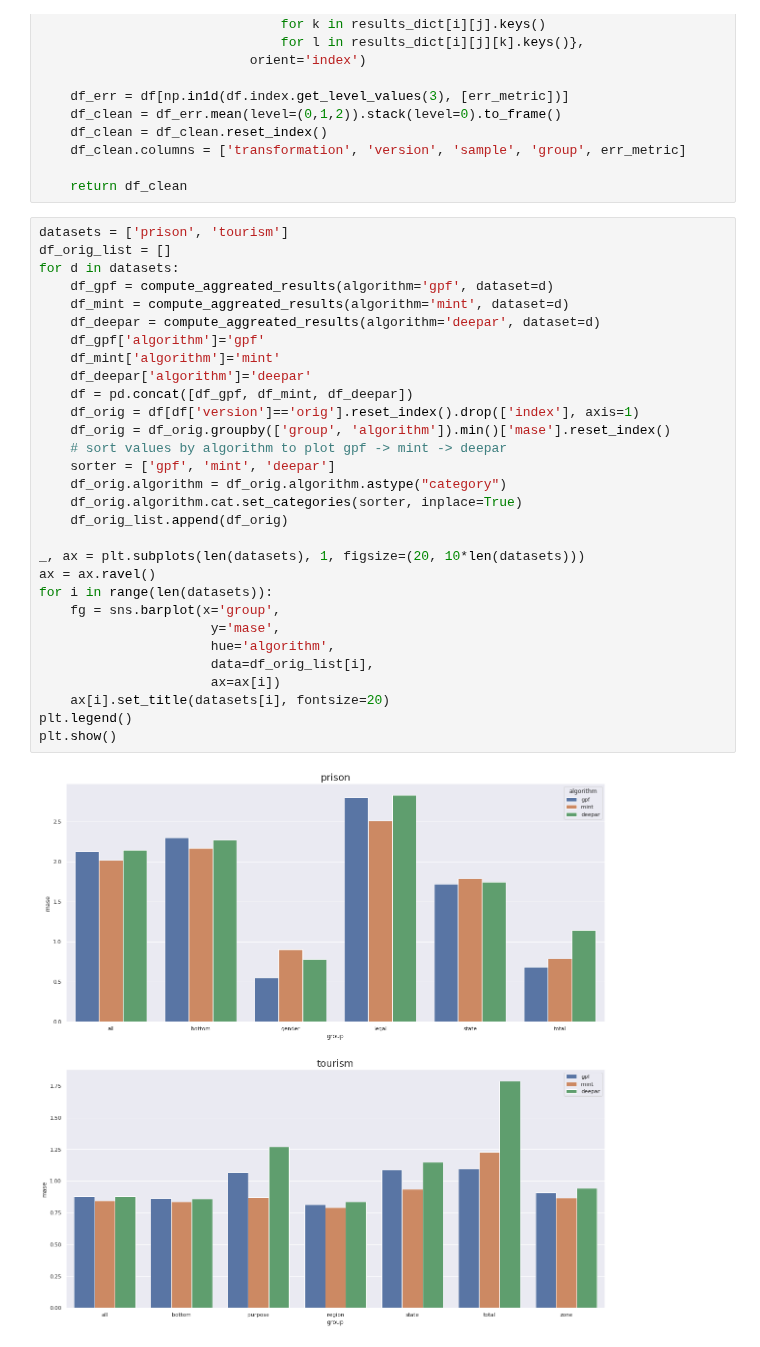
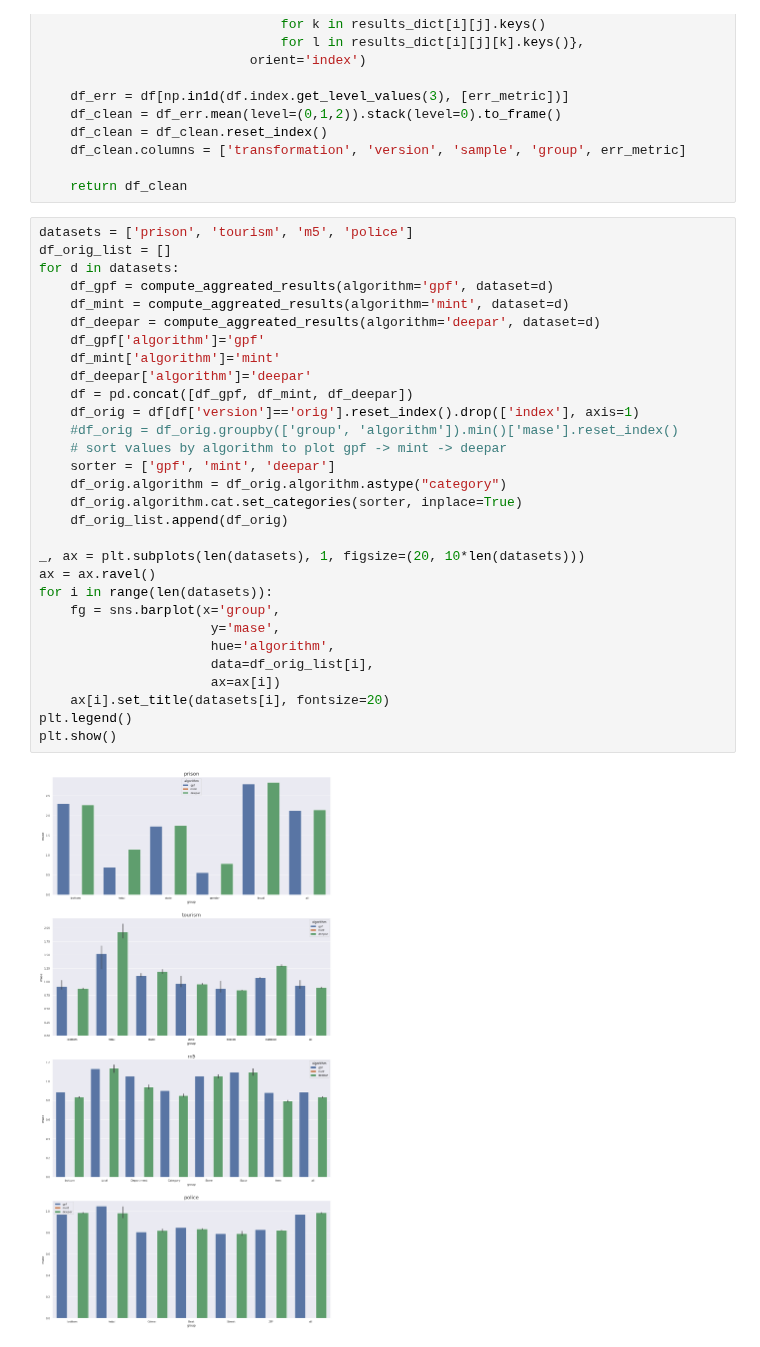
Before and after one commit to luisroque/run_models_distributed, a Jupyter notebook: notebooks/Results_comparing_all_algorithms_paper1.ipynb, the cells around one changed output. Cells and saved outputs as stored; diff of their text form.

```diff
--- a/notebooks/Results_comparing_all_algorithms_paper1.ipynb
+++ b/notebooks/Results_comparing_all_algorithms_paper1.ipynb
@@ -75,34 +75,34 @@ def compute_aggreated_results(algorithm, dataset, path='../results', err_metric=
 
     return df_clean
 # %%
-datasets = ['prison', 'tourism']
+datasets = ['prison', 'tourism', 'm5', 'police']
 df_orig_list = []
 for d in datasets:
     df_gpf = compute_aggreated_results(algorithm='gpf', dataset=d)
     df_mint = compute_aggreated_results(algorithm='mint', dataset=d)
     df_deepar = compute_aggreated_results(algorithm='deepar', dataset=d)
     df_gpf['algorithm']='gpf'
     df_mint['algorithm']='mint'
     df_deepar['algorithm']='deepar'
     df = pd.concat([df_gpf, df_mint, df_deepar])
     df_orig = df[df['version']=='orig'].reset_index().drop(['index'], axis=1)
-    df_orig = df_orig.groupby(['group', 'algorithm']).min()['mase'].reset_index()
+    #df_orig = df_orig.groupby(['group', 'algorithm']).min()['mase'].reset_index()
     # sort values by algorithm to plot gpf -> mint -> deepar
     sorter = ['gpf', 'mint', 'deepar']
     df_orig.algorithm = df_orig.algorithm.astype("category")
     df_orig.algorithm.cat.set_categories(sorter, inplace=True)
     df_orig_list.append(df_orig)
 
 _, ax = plt.subplots(len(datasets), 1, figsize=(20, 10*len(datasets)))
 ax = ax.ravel()
 for i in range(len(datasets)):
     fg = sns.barplot(x='group',
                       y='mase',
                       hue='algorithm',
                       data=df_orig_list[i],
                       ax=ax[i])
     ax[i].set_title(datasets[i], fontsize=20)
 plt.legend()
 plt.show()
 # %% [output]
-[figure, old version]
+[figure, new version]
```
Also changed, not shown: 1 other file.
